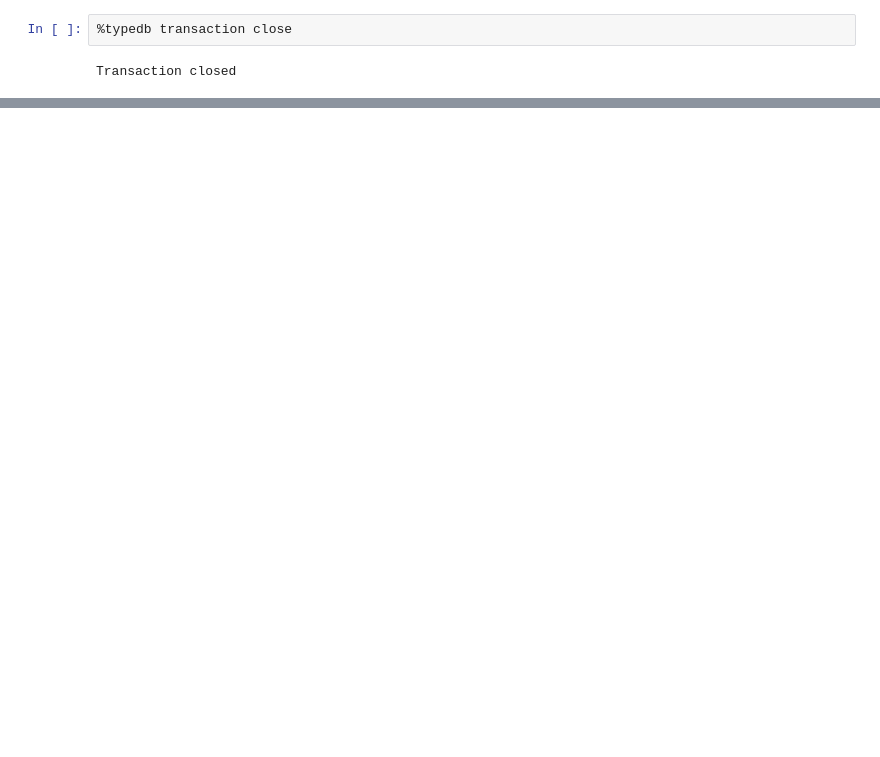
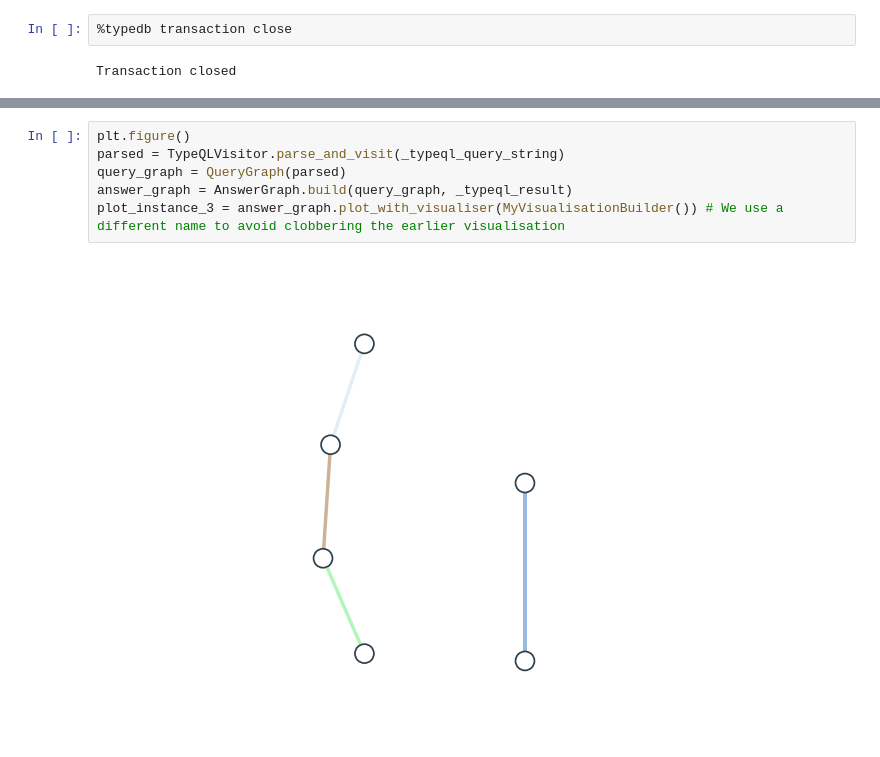
Before and after one commit to typedb-osi/typedb-jupyter, a Jupyter notebook: src/graphs.ipynb, the cells around one changed output, grey strips where cells are left out. Drawn from its saved outputs; the diff is of its cells as text; blank space fills up the shorter version.

```diff
--- a/src/graphs.ipynb
+++ b/src/graphs.ipynb
@@ -153,0 +229,8 @@ plot_instance_2 = answer_graph.plot() # We use a different name to avoid clobber
+# %%
+plt.figure()
+parsed = TypeQLVisitor.parse_and_visit(_typeql_query_string)
+query_graph = QueryGraph(parsed)
+answer_graph = AnswerGraph.build(query_graph, _typeql_result)
+plot_instance_3 = answer_graph.plot_with_visualiser(MyVisualisationBuilder()) # We use a different name to avoid clobbering the earlier visualisation
+# %% [output]
+[figure, added]
```
Also changed, not shown: parts of 13 cells of this notebook, 3 other files.
